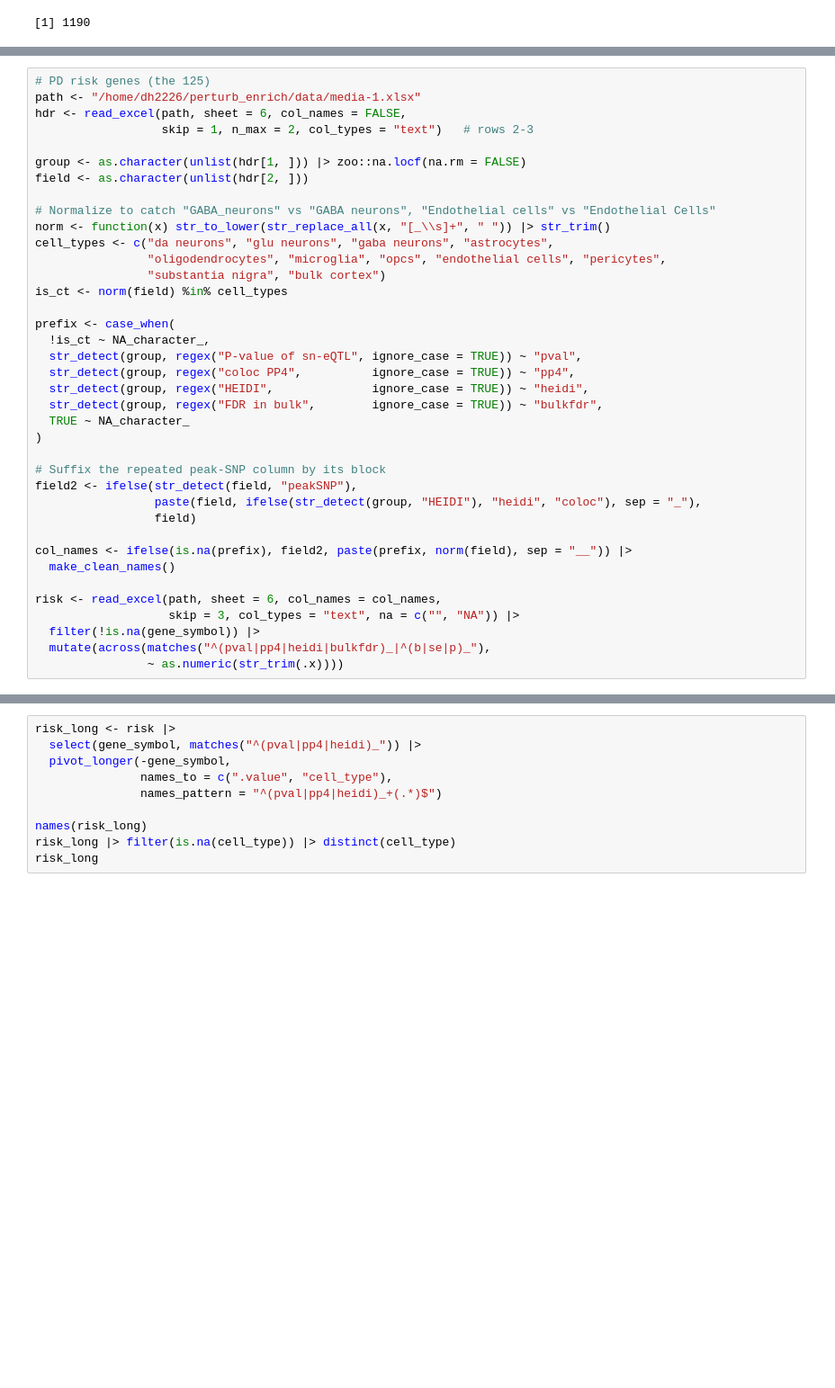
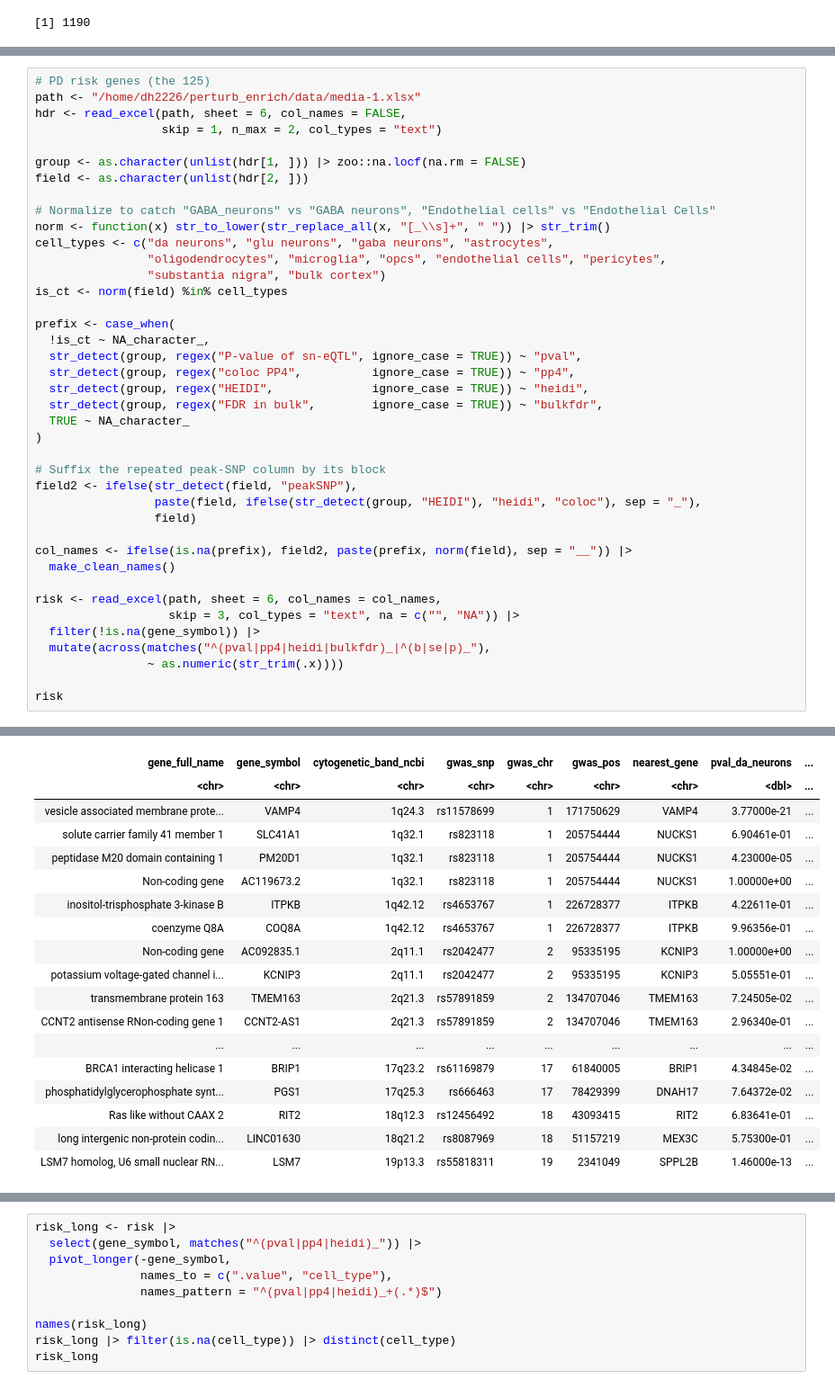
Before and after one commit to dhan1004/perturb_enrich, a Jupyter notebook: gene_list/filter_egenes.ipynb, the cells around one changed output, grey strips where cells are left out. Shown at 90% size. Cells and saved outputs as stored; diff of their text form; blank space fills up the shorter version.

```diff
--- a/gene_list/filter_egenes.ipynb
+++ b/gene_list/filter_egenes.ipynb
@@ -95,7 +163,7 @@ print(sum(distal$n_other_same_signal == 0))
 # PD risk genes (the 125)
 path <- "/home/dh2226/perturb_enrich/data/media-1.xlsx"
 hdr <- read_excel(path, sheet = 6, col_names = FALSE,
-                  skip = 1, n_max = 2, col_types = "text")   # rows 2-3
+                  skip = 1, n_max = 2, col_types = "text")
 
 group <- as.character(unlist(hdr[1, ])) |> zoo::na.locf(na.rm = FALSE)
 field <- as.character(unlist(hdr[2, ]))
@@ -129,6 +197,8 @@ risk <- read_excel(path, sheet = 6, col_names = col_names,
   filter(!is.na(gene_symbol)) |>
   mutate(across(matches("^(pval|pp4|heidi|bulkfdr)_|^(b|se|p)_"),
                 ~ as.numeric(str_trim(.x))))
+
+risk
 # %% [output]
 New names:
 • `` -> `...1`
@@ -149,0 +221,18 @@ New names:
+| gene_full_name | gene_symbol | cytogenetic_band_ncbi | gwas_snp | gwas_chr | gwas_pos | nearest_gene | pval_da_neurons | ... |
+| <chr> | <chr> | <chr> | <chr> | <chr> | <chr> | <chr> | <dbl> | ... |
+| vesicle associated membrane prote... | VAMP4 | 1q24.3 | rs11578699 | 1 | 171750629 | VAMP4 | 3.77000e-21 | ... |
+| solute carrier family 41 member 1 | SLC41A1 | 1q32.1 | rs823118 | 1 | 205754444 | NUCKS1 | 6.90461e-01 | ... |
+| peptidase M20 domain containing 1 | PM20D1 | 1q32.1 | rs823118 | 1 | 205754444 | NUCKS1 | 4.23000e-05 | ... |
+| Non-coding gene | AC119673.2 | 1q32.1 | rs823118 | 1 | 205754444 | NUCKS1 | 1.00000e+00 | ... |
+| inositol-trisphosphate 3-kinase B | ITPKB | 1q42.12 | rs4653767 | 1 | 226728377 | ITPKB | 4.22611e-01 | ... |
+| coenzyme Q8A | COQ8A | 1q42.12 | rs4653767 | 1 | 226728377 | ITPKB | 9.96356e-01 | ... |
+| Non-coding gene | AC092835.1 | 2q11.1 | rs2042477 | 2 | 95335195 | KCNIP3 | 1.00000e+00 | ... |
+| potassium voltage-gated channel i... | KCNIP3 | 2q11.1 | rs2042477 | 2 | 95335195 | KCNIP3 | 5.05551e-01 | ... |
+| transmembrane protein 163 | TMEM163 | 2q21.3 | rs57891859 | 2 | 134707046 | TMEM163 | 7.24505e-02 | ... |
+| CCNT2 antisense RNon-coding gene 1 | CCNT2-AS1 | 2q21.3 | rs57891859 | 2 | 134707046 | TMEM163 | 2.96340e-01 | ... |
+| ... | ... | ... | ... | ... | ... | ... | ... | ... |
+| BRCA1 interacting helicase 1 | BRIP1 | 17q23.2 | rs61169879 | 17 | 61840005 | BRIP1 | 4.34845e-02 | ... |
+| phosphatidylglycerophosphate synt... | PGS1 | 17q25.3 | rs666463 | 17 | 78429399 | DNAH17 | 7.64372e-02 | ... |
+| Ras like without CAAX 2 | RIT2 | 18q12.3 | rs12456492 | 18 | 43093415 | RIT2 | 6.83641e-01 | ... |
+| long intergenic non-protein codin... | LINC01630 | 18q21.2 | rs8087969 | 18 | 51157219 | MEX3C | 5.75300e-01 | ... |
+| LSM7 homolog, U6 small nuclear RN... | LSM7 | 19p13.3 | rs55818311 | 19 | 2341049 | SPPL2B | 1.46000e-13 | ... |
```
Also changed, not shown: parts of 8 cells of this notebook, 13 other files.
